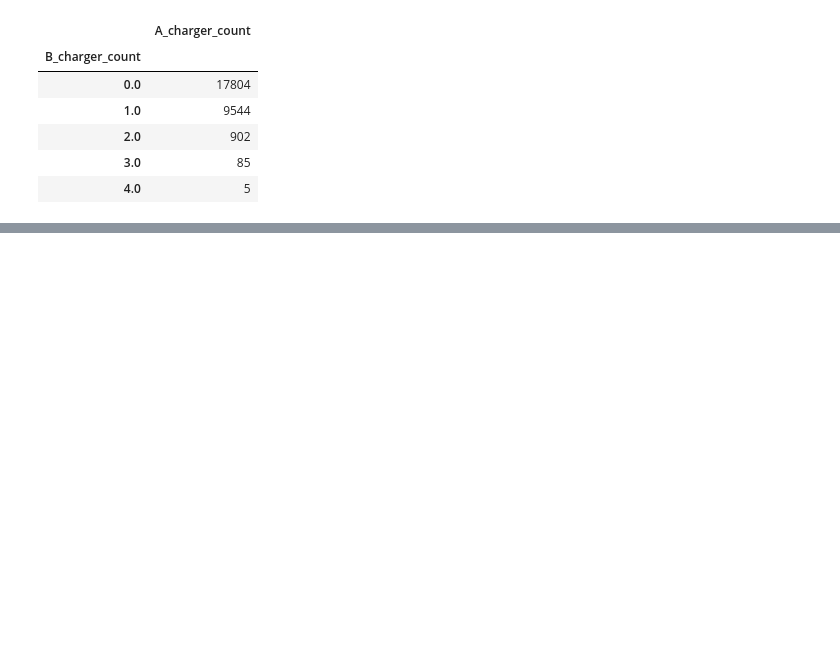
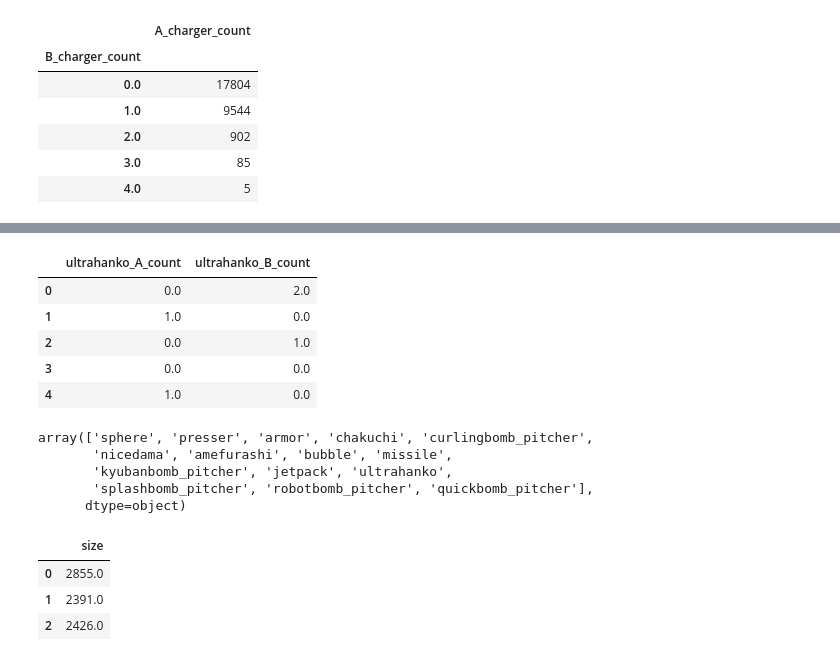
Before and after one commit to takuya-tokumoto/splatoon_competition, a Jupyter notebook: notebooks/00.feature_engniering.ipynb, the cells around one changed output, grey strips where cells are left out. Cells and saved outputs as stored; diff of their text form; code cells hidden in the pictures; blank space fills up the shorter version.

```diff
--- a/notebooks/00.feature_engniering.ipynb
+++ b/notebooks/00.feature_engniering.ipynb
@@ -183,0 +197,38 @@ test_feat_charger_count.groupby("B_charger_count").count()
+# %%
+def special_cate_count_agg(input_data, buki_cate):
+    A_weapon_col = ["A1-weapon", "A2-weapon", "A3-weapon", "A4-weapon"]
+    B_weapon_col = ["B1-weapon", "B2-weapon", "B3-weapon", "B4-weapon"]
+    buki_col = A_weapon_col + B_weapon_col
+
+    buki_data = pd.read_csv('../data/input/statink-weapon2.csv')
+    target_buki_list    = list(buki_data[buki_data["special"] == buki_cate]["key"].unique())
+    no_target_buki_list = list(buki_data[buki_data["special"] != buki_cate]["key"].unique())
+
+
+    output_data =pd.DataFrame()
+
+    input_data = input_data[buki_col].replace(target_buki_list, 1).replace(no_target_buki_list, 0)
+
+    output_data[buki_cate + "_A_count"] =  input_data[A_weapon_col].sum(axis = 1)
+    output_data[buki_cate + "_B_count"] =  input_data[B_weapon_col].sum(axis = 1)
+
+    return output_data
+# %%
+test = special_cate_count_agg(train, "ultrahanko")
+# %%
+test.head()
+# %% [output]
+|  | ultrahanko_A_count | ultrahanko_B_count |
+| 0 | 0.0 | 2.0 |
+| 1 | 1.0 | 0.0 |
+| 2 | 0.0 | 1.0 |
+| 3 | 0.0 | 0.0 |
+| 4 | 1.0 | 0.0 |
+# %%
+buki_data.special.unique()
+# %% [output]
+array(['sphere', 'presser', 'armor', 'chakuchi', 'curlingbomb_pitcher',
+       'nicedama', 'amefurashi', 'bubble', 'missile',
+       'kyubanbomb_pitcher', 'jetpack', 'ultrahanko',
+       'splashbomb_pitcher', 'robotbomb_pitcher', 'quickbomb_pitcher'],
+      dtype=object)
@@ -183,0 +246,7 @@ test_feat_charger_count.groupby("B_charger_count").count()
+# %%
+test.head(3)
+# %% [output]
+|  | size |
+| 0 | 2855.0 |
+| 1 | 2391.0 |
+| 2 | 2426.0 |
```
Also changed, not shown: parts of 5 cells of this notebook, 3 other files.
